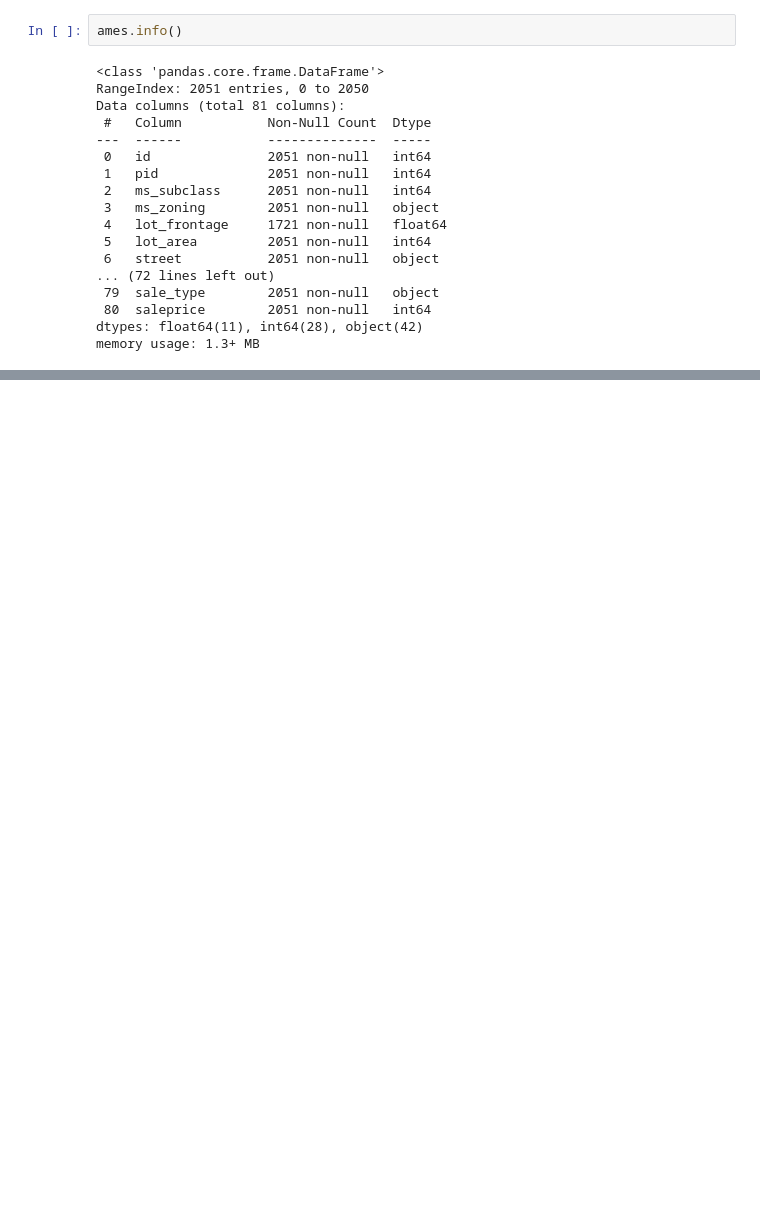
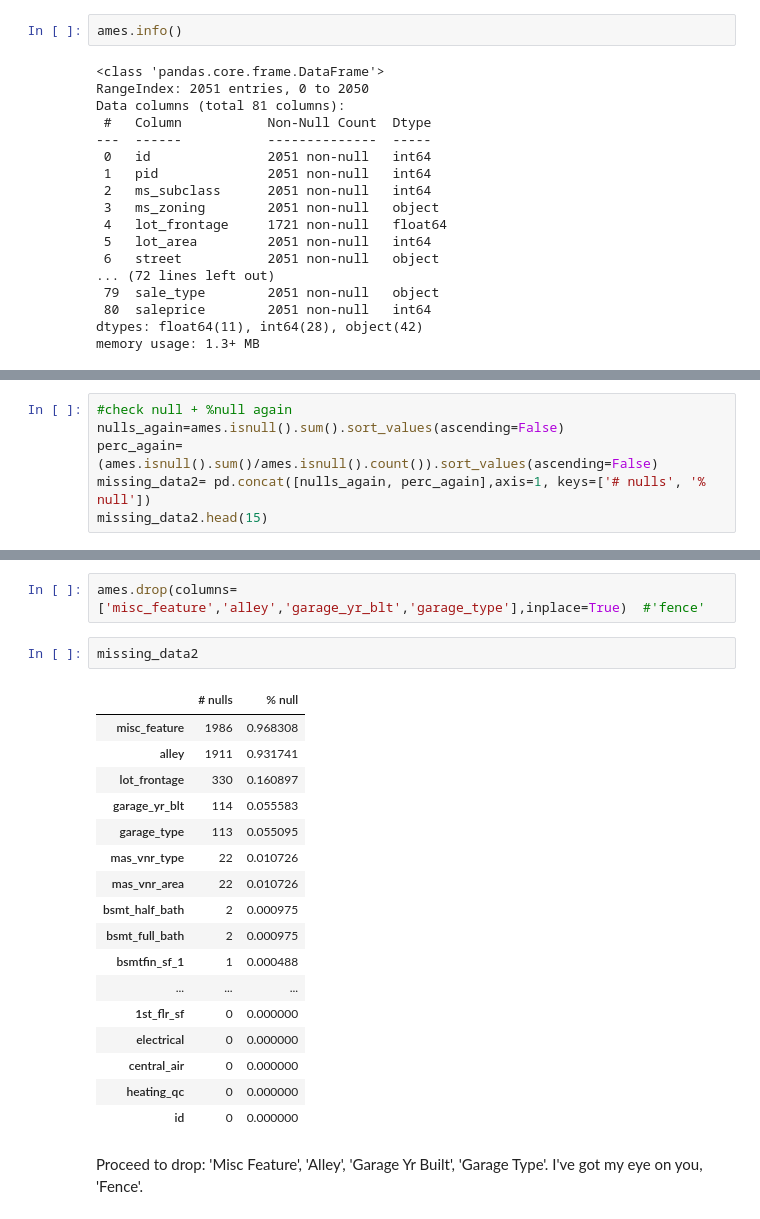
Before and after one commit to welcometohelen/firstkaggle_ames_housing, a Jupyter notebook: Untitled.ipynb, the cells around one changed output, grey strips where cells are left out. Saved outputs shown, nothing was run; the diff lists cells and outputs as text; blank space fills up the shorter version.

```diff
--- a/Untitled.ipynb
+++ b/Untitled.ipynb
@@ -88,0 +146,6 @@ NA is its own level of ordinal rank in the case of 11 variables.  6 share the sa
+# %%
+#check null + %null again
+nulls_again=ames.isnull().sum().sort_values(ascending=False)
+perc_again= (ames.isnull().sum()/ames.isnull().count()).sort_values(ascending=False)
+missing_data2= pd.concat([nulls_again, perc_again],axis=1, keys=['# nulls', '% null'])
+missing_data2.head(15)
@@ -88,0 +211,24 @@ NA is its own level of ordinal rank in the case of 11 variables.  6 share the sa
+# %%
+ames.drop(columns=['misc_feature','alley','garage_yr_blt','garage_type'],inplace=True)  #'fence'
+# %%
+missing_data2
+# %% [output]
+|  | # nulls | % null |
+| misc_feature | 1986 | 0.968308 |
+| alley | 1911 | 0.931741 |
+| lot_frontage | 330 | 0.160897 |
+| garage_yr_blt | 114 | 0.055583 |
+| garage_type | 113 | 0.055095 |
+| mas_vnr_type | 22 | 0.010726 |
+| mas_vnr_area | 22 | 0.010726 |
+| bsmt_half_bath | 2 | 0.000975 |
+| bsmt_full_bath | 2 | 0.000975 |
+| bsmtfin_sf_1 | 1 | 0.000488 |
+| ... | ... | ... |
+| 1st_flr_sf | 0 | 0.000000 |
+| electrical | 0 | 0.000000 |
+| central_air | 0 | 0.000000 |
+| heating_qc | 0 | 0.000000 |
+| id | 0 | 0.000000 |
+# %% [markdown]
+Proceed to drop: 'Misc Feature', 'Alley', 'Garage Yr Built', 'Garage Type'.  I've got my eye on you, 'Fence'.
```
Also changed, not shown: parts of 24 cells of this notebook.
